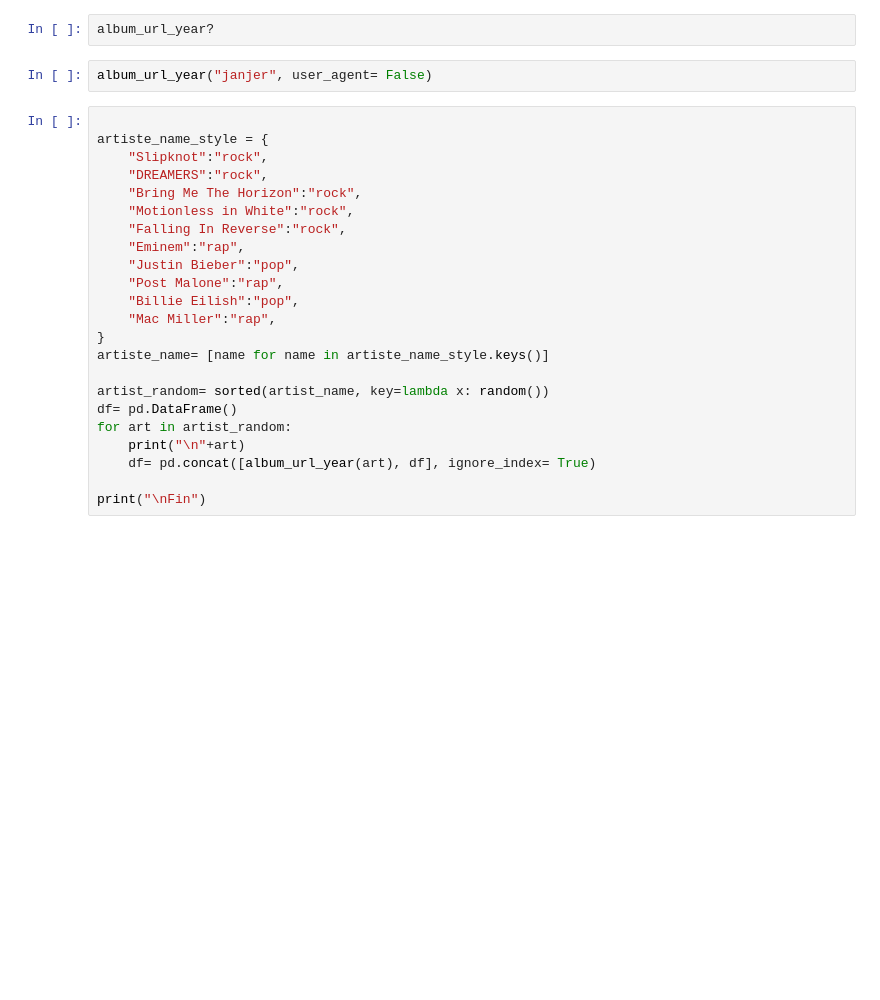
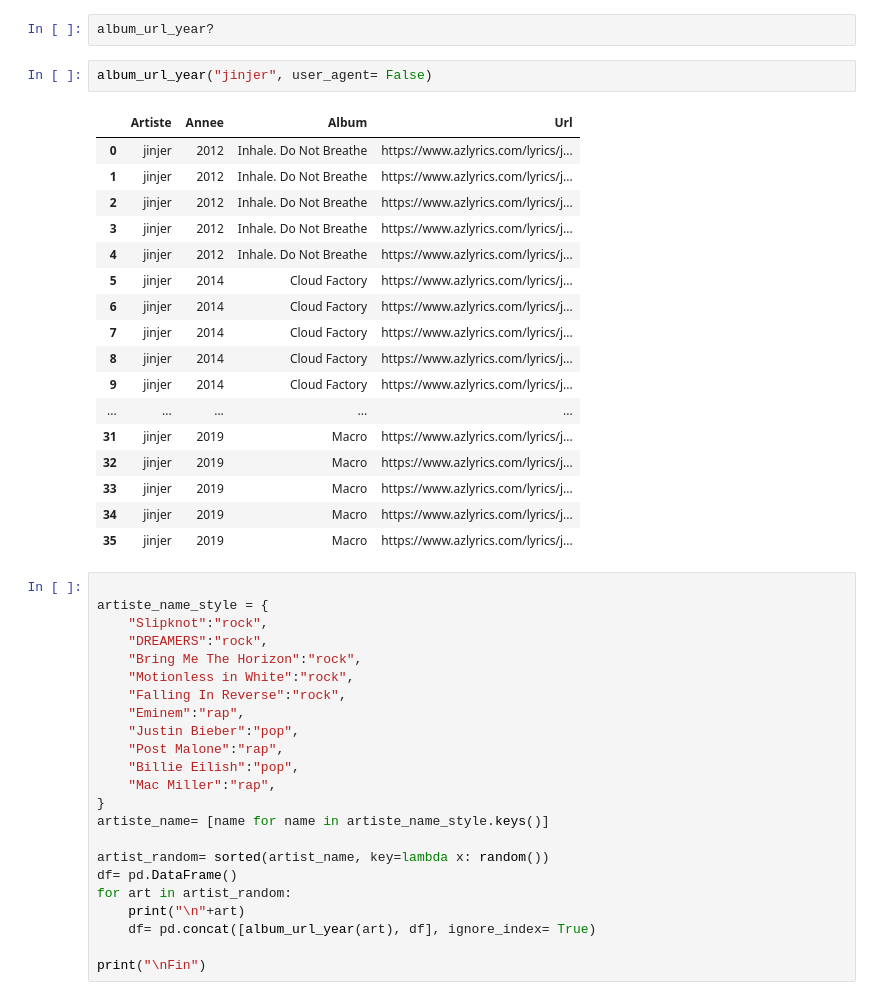
Before and after one commit to Orlogskapten/lyricsAnalysis, a Jupyter notebook: creation_dataset_lyrics.ipynb, the cells around one changed output. Cells and saved outputs as stored; diff of their text form; blank space fills up the shorter version.

```diff
--- a/creation_dataset_lyrics.ipynb
+++ b/creation_dataset_lyrics.ipynb
@@ -333,7 +333,25 @@ def album_url_year(artist, proxies_list= None, user_agent= True):
 # %%
 album_url_year?
 # %%
-album_url_year("janjer", user_agent= False)
+album_url_year("jinjer", user_agent= False)
+# %% [output]
+|  | Artiste | Annee | Album | Url |
+| 0 | jinjer | 2012 | Inhale. Do Not Breathe | https://www.azlyrics.com/lyrics/j... |
+| 1 | jinjer | 2012 | Inhale. Do Not Breathe | https://www.azlyrics.com/lyrics/j... |
+| 2 | jinjer | 2012 | Inhale. Do Not Breathe | https://www.azlyrics.com/lyrics/j... |
+| 3 | jinjer | 2012 | Inhale. Do Not Breathe | https://www.azlyrics.com/lyrics/j... |
+| 4 | jinjer | 2012 | Inhale. Do Not Breathe | https://www.azlyrics.com/lyrics/j... |
+| 5 | jinjer | 2014 | Cloud Factory | https://www.azlyrics.com/lyrics/j... |
+| 6 | jinjer | 2014 | Cloud Factory | https://www.azlyrics.com/lyrics/j... |
+| 7 | jinjer | 2014 | Cloud Factory | https://www.azlyrics.com/lyrics/j... |
+| 8 | jinjer | 2014 | Cloud Factory | https://www.azlyrics.com/lyrics/j... |
+| 9 | jinjer | 2014 | Cloud Factory | https://www.azlyrics.com/lyrics/j... |
+| ... | ... | ... | ... | ... |
+| 31 | jinjer | 2019 | Macro | https://www.azlyrics.com/lyrics/j... |
+| 32 | jinjer | 2019 | Macro | https://www.azlyrics.com/lyrics/j... |
+| 33 | jinjer | 2019 | Macro | https://www.azlyrics.com/lyrics/j... |
+| 34 | jinjer | 2019 | Macro | https://www.azlyrics.com/lyrics/j... |
+| 35 | jinjer | 2019 | Macro | https://www.azlyrics.com/lyrics/j... |
 # %%
 
 artiste_name_style = {
```
Also changed, not shown: parts of 5 cells of this notebook.
